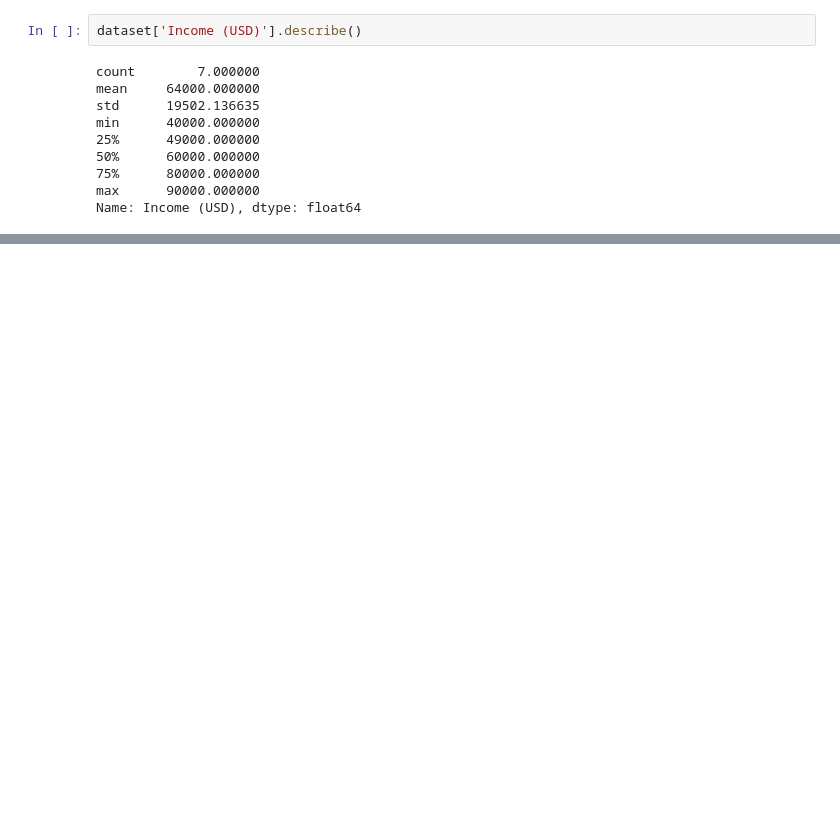
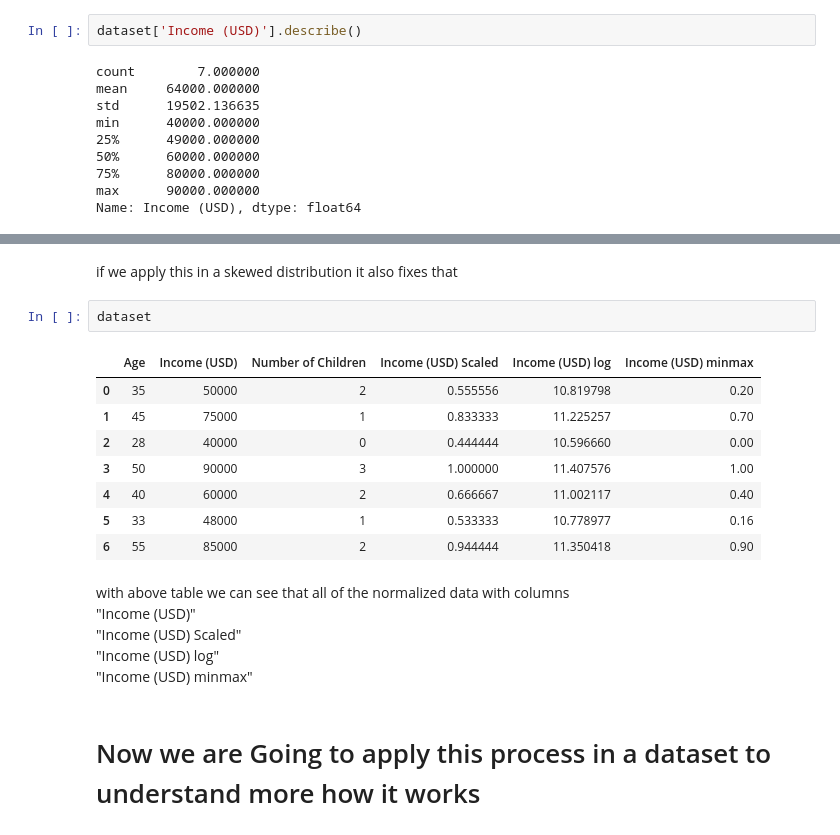
Before and after one commit to Asthaavermaa/Machine_Learning, a Jupyter notebook: Normalization/1_MaxScaling.ipynb, the cells around one changed output, grey strips where cells are left out. Drawn from its saved outputs; the diff is of its cells as text; blank space fills up the shorter version.

```diff
--- a/Normalization/1_MaxScaling.ipynb
+++ b/Normalization/1_MaxScaling.ipynb
@@ -79,0 +124,21 @@ As we can see that the chart remained the same for condition that it will remain
+# %% [markdown]
+if we apply this in a skewed distribution it also fixes that
+# %%
+dataset
+# %% [output]
+|  | Age | Income (USD) | Number of Children | Income (USD) Scaled | Income (USD) log | Income (USD) minmax |
+| 0 | 35 | 50000 | 2 | 0.555556 | 10.819798 | 0.20 |
+| 1 | 45 | 75000 | 1 | 0.833333 | 11.225257 | 0.70 |
+| 2 | 28 | 40000 | 0 | 0.444444 | 10.596660 | 0.00 |
+| 3 | 50 | 90000 | 3 | 1.000000 | 11.407576 | 1.00 |
+| 4 | 40 | 60000 | 2 | 0.666667 | 11.002117 | 0.40 |
+| 5 | 33 | 48000 | 1 | 0.533333 | 10.778977 | 0.16 |
+| 6 | 55 | 85000 | 2 | 0.944444 | 11.350418 | 0.90 |
+# %% [markdown]
+with above table we can see that all of the normalized data with columns \
+"Income (USD)" \
+"Income (USD) Scaled"	\
+"Income (USD) log"	\
+"Income (USD) minmax"
+# %% [markdown]
+# Now we are Going to apply this process in a dataset to understand more how it works
```
Also changed, not shown: parts of 17 cells of this notebook.
